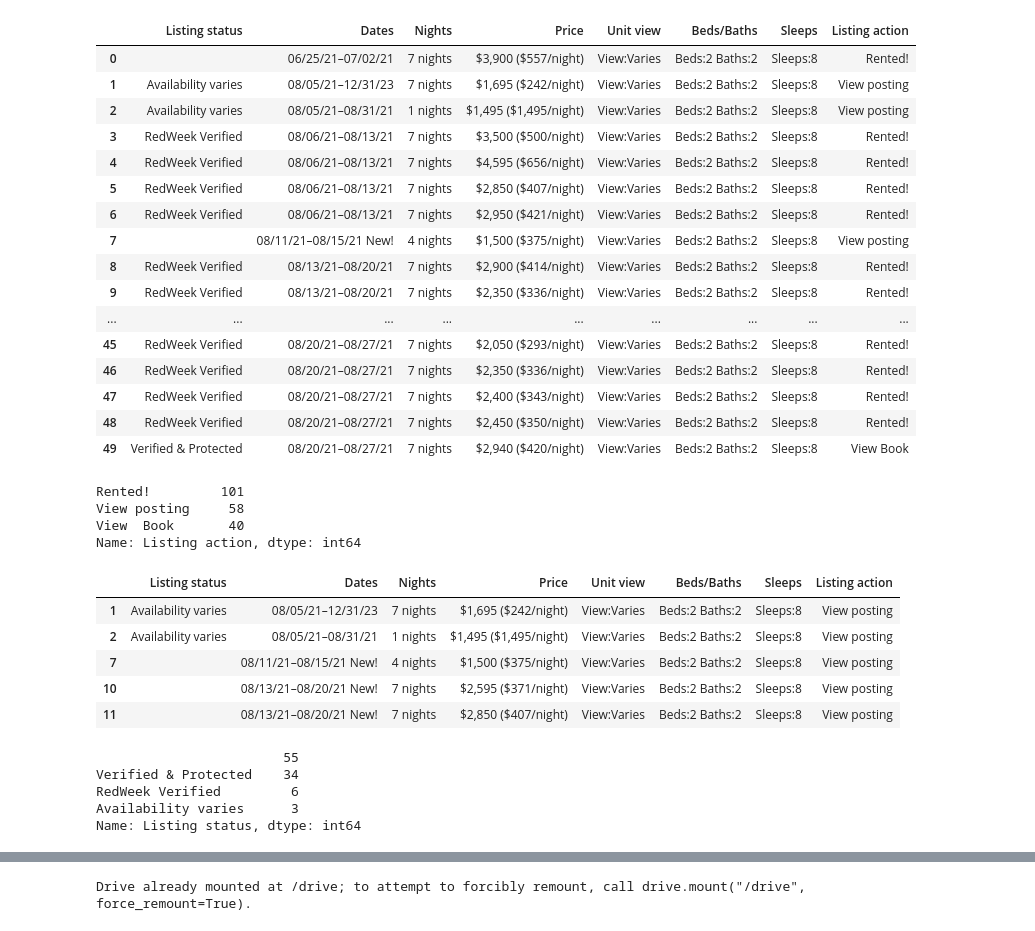
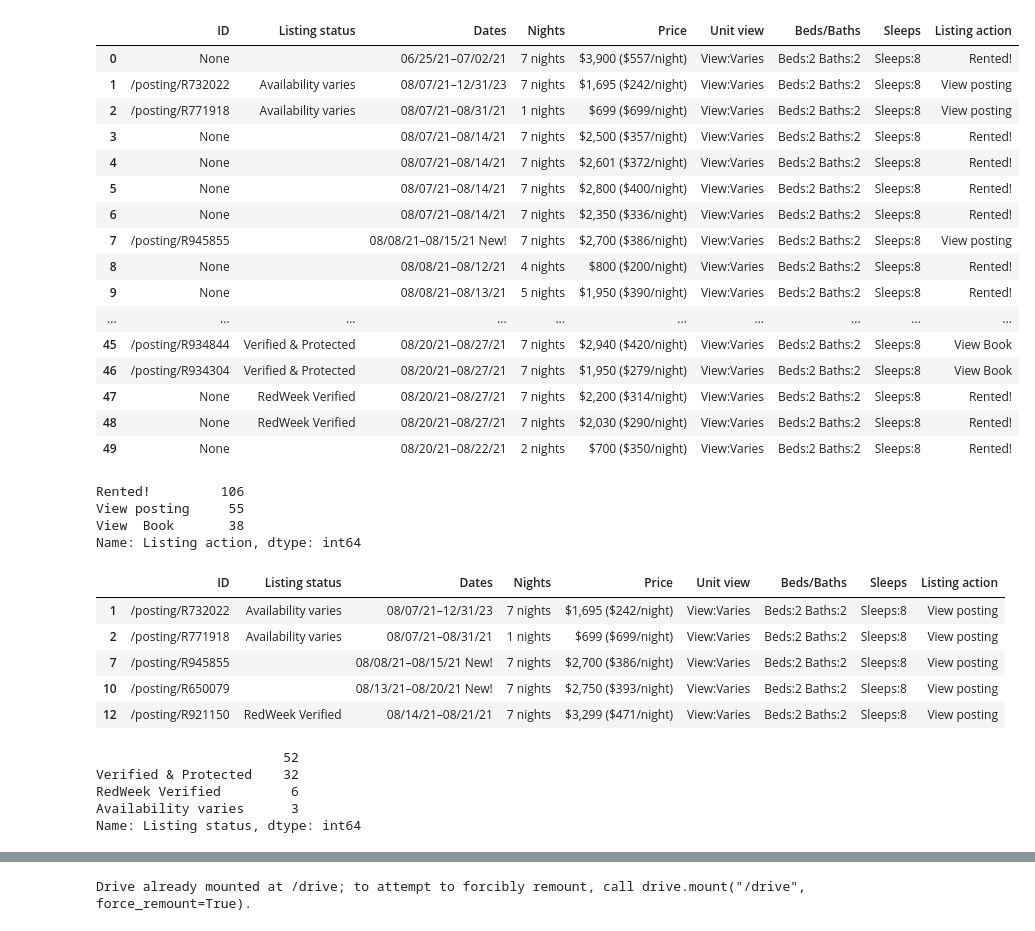
Before and after one commit to hariPrasadCoder/GoTTR, a Jupyter notebook: Final_Web_scraping_of_redweek.ipynb, the cells around one changed output, grey strips where cells are left out. Drawn from its saved outputs; the diff is of its cells as text; code cells hidden in the pictures.

```diff
--- a/Final_Web_scraping_of_redweek.ipynb
+++ b/Final_Web_scraping_of_redweek.ipynb
@@ -12,60 +12,62 @@ soup = BeautifulSoup(source, 'lxml')
 # %%
 tabs = []
 table = soup.find("table", class_='table-listing table-listing-rentals table-listing-desktop')
 for tr in table.find_all("tr")[1:200]:
+  id = tr.get('data-posting-path')
   tabs.append({
+            'ID':id,
             'Listing status': tr.find_all('td')[0].text,
             'Dates': tr.find_all('td')[1].text,
             'Nights': tr.find_all('td')[2].text,
             'Price': tr.find_all('td')[3].text,
             'Unit view': tr.find_all('td')[4].text,
             'Beds/Baths': tr.find_all('td')[5].text,
             'Sleeps': tr.find_all('td')[6].text,
             'Listing action': tr.find_all('td')[7].text
             })
 df = pd.DataFrame(tabs)
 df = df.replace('\n','', regex=True)
 df.head(50)
 # %% [output]
-|  | Listing status | Dates | Nights | Price | Unit view | Beds/Baths | Sleeps | Listing action |
-| 0 |  | 06/25/21–07/02/21 | 7 nights | $3,900 ($557/night) | View:Varies | Beds:2 Baths:2 | Sleeps:8 | Rented! |
-| 1 | Availability varies | 08/05/21–12/31/23 | 7 nights | $1,695 ($242/night) | View:Varies | Beds:2 Baths:2 | Sleeps:8 | View posting |
-| 2 | Availability varies | 08/05/21–08/31/21 | 1 nights | $1,495 ($1,495/night) | View:Varies | Beds:2 Baths:2 | Sleeps:8 | View posting |
-| 3 | RedWeek Verified | 08/06/21–08/13/21 | 7 nights | $3,500 ($500/night) | View:Varies | Beds:2 Baths:2 | Sleeps:8 | Rented! |
-| 4 | RedWeek Verified | 08/06/21–08/13/21 | 7 nights | $4,595 ($656/night) | View:Varies | Beds:2 Baths:2 | Sleeps:8 | Rented! |
-| 5 | RedWeek Verified | 08/06/21–08/13/21 | 7 nights | $2,850 ($407/night) | View:Varies | Beds:2 Baths:2 | Sleeps:8 | Rented! |
-| 6 | RedWeek Verified | 08/06/21–08/13/21 | 7 nights | $2,950 ($421/night) | View:Varies | Beds:2 Baths:2 | Sleeps:8 | Rented! |
-| 7 |  | 08/11/21–08/15/21 New! | 4 nights | $1,500 ($375/night) | View:Varies | Beds:2 Baths:2 | Sleeps:8 | View posting |
-| 8 | RedWeek Verified | 08/13/21–08/20/21 | 7 nights | $2,900 ($414/night) | View:Varies | Beds:2 Baths:2 | Sleeps:8 | Rented! |
-| 9 | RedWeek Verified | 08/13/21–08/20/21 | 7 nights | $2,350 ($336/night) | View:Varies | Beds:2 Baths:2 | Sleeps:8 | Rented! |
-| ... | ... | ... | ... | ... | ... | ... | ... | ... |
-| 45 | RedWeek Verified | 08/20/21–08/27/21 | 7 nights | $2,050 ($293/night) | View:Varies | Beds:2 Baths:2 | Sleeps:8 | Rented! |
-| 46 | RedWeek Verified | 08/20/21–08/27/21 | 7 nights | $2,350 ($336/night) | View:Varies | Beds:2 Baths:2 | Sleeps:8 | Rented! |
-| 47 | RedWeek Verified | 08/20/21–08/27/21 | 7 nights | $2,400 ($343/night) | View:Varies | Beds:2 Baths:2 | Sleeps:8 | Rented! |
-| 48 | RedWeek Verified | 08/20/21–08/27/21 | 7 nights | $2,450 ($350/night) | View:Varies | Beds:2 Baths:2 | Sleeps:8 | Rented! |
-| 49 | Verified & Protected | 08/20/21–08/27/21 | 7 nights | $2,940 ($420/night) | View:Varies | Beds:2 Baths:2 | Sleeps:8 | View Book |
+|  | ID | Listing status | Dates | Nights | Price | Unit view | Beds/Baths | Sleeps | Listing action |
+| 0 | None |  | 06/25/21–07/02/21 | 7 nights | $3,900 ($557/night) | View:Varies | Beds:2 Baths:2 | Sleeps:8 | Rented! |
+| 1 | /posting/R732022 | Availability varies | 08/07/21–12/31/23 | 7 nights | $1,695 ($242/night) | View:Varies | Beds:2 Baths:2 | Sleeps:8 | View posting |
+| 2 | /posting/R771918 | Availability varies | 08/07/21–08/31/21 | 1 nights | $699 ($699/night) | View:Varies | Beds:2 Baths:2 | Sleeps:8 | View posting |
+| 3 | None |  | 08/07/21–08/14/21 | 7 nights | $2,500 ($357/night) | View:Varies | Beds:2 Baths:2 | Sleeps:8 | Rented! |
+| 4 | None |  | 08/07/21–08/14/21 | 7 nights | $2,601 ($372/night) | View:Varies | Beds:2 Baths:2 | Sleeps:8 | Rented! |
+| 5 | None |  | 08/07/21–08/14/21 | 7 nights | $2,800 ($400/night) | View:Varies | Beds:2 Baths:2 | Sleeps:8 | Rented! |
+| 6 | None |  | 08/07/21–08/14/21 | 7 nights | $2,350 ($336/night) | View:Varies | Beds:2 Baths:2 | Sleeps:8 | Rented! |
+| 7 | /posting/R945855 |  | 08/08/21–08/15/21 New! | 7 nights | $2,700 ($386/night) | View:Varies | Beds:2 Baths:2 | Sleeps:8 | View posting |
+| 8 | None |  | 08/08/21–08/12/21 | 4 nights | $800 ($200/night) | View:Varies | Beds:2 Baths:2 | Sleeps:8 | Rented! |
+| 9 | None |  | 08/08/21–08/13/21 | 5 nights | $1,950 ($390/night) | View:Varies | Beds:2 Baths:2 | Sleeps:8 | Rented! |
+| ... | ... | ... | ... | ... | ... | ... | ... | ... | ... |
+| 45 | /posting/R934844 | Verified & Protected | 08/20/21–08/27/21 | 7 nights | $2,940 ($420/night) | View:Varies | Beds:2 Baths:2 | Sleeps:8 | View Book |
+| 46 | /posting/R934304 | Verified & Protected | 08/20/21–08/27/21 | 7 nights | $1,950 ($279/night) | View:Varies | Beds:2 Baths:2 | Sleeps:8 | View Book |
+| 47 | None | RedWeek Verified | 08/20/21–08/27/21 | 7 nights | $2,200 ($314/night) | View:Varies | Beds:2 Baths:2 | Sleeps:8 | Rented! |
+| 48 | None | RedWeek Verified | 08/20/21–08/27/21 | 7 nights | $2,030 ($290/night) | View:Varies | Beds:2 Baths:2 | Sleeps:8 | Rented! |
+| 49 | None |  | 08/20/21–08/22/21 | 2 nights | $700 ($350/night) | View:Varies | Beds:2 Baths:2 | Sleeps:8 | Rented! |
 # %%
 df['Listing action'].value_counts()
 # %% [output]
-Rented!         101
-View posting     58
-View  Book       40
+Rented!         106
+View posting     55
+View  Book       38
 Name: Listing action, dtype: int64
 # %%
 df = df[(df['Listing action'] != 'Rented!')]
 df.head()
 # %% [output]
-|  | Listing status | Dates | Nights | Price | Unit view | Beds/Baths | Sleeps | Listing action |
-| 1 | Availability varies | 08/05/21–12/31/23 | 7 nights | $1,695 ($242/night) | View:Varies | Beds:2 Baths:2 | Sleeps:8 | View posting |
-| 2 | Availability varies | 08/05/21–08/31/21 | 1 nights | $1,495 ($1,495/night) | View:Varies | Beds:2 Baths:2 | Sleeps:8 | View posting |
-| 7 |  | 08/11/21–08/15/21 New! | 4 nights | $1,500 ($375/night) | View:Varies | Beds:2 Baths:2 | Sleeps:8 | View posting |
-| 10 |  | 08/13/21–08/20/21 New! | 7 nights | $2,595 ($371/night) | View:Varies | Beds:2 Baths:2 | Sleeps:8 | View posting |
-| 11 |  | 08/13/21–08/20/21 New! | 7 nights | $2,850 ($407/night) | View:Varies | Beds:2 Baths:2 | Sleeps:8 | View posting |
+|  | ID | Listing status | Dates | Nights | Price | Unit view | Beds/Baths | Sleeps | Listing action |
+| 1 | /posting/R732022 | Availability varies | 08/07/21–12/31/23 | 7 nights | $1,695 ($242/night) | View:Varies | Beds:2 Baths:2 | Sleeps:8 | View posting |
+| 2 | /posting/R771918 | Availability varies | 08/07/21–08/31/21 | 1 nights | $699 ($699/night) | View:Varies | Beds:2 Baths:2 | Sleeps:8 | View posting |
+| 7 | /posting/R945855 |  | 08/08/21–08/15/21 New! | 7 nights | $2,700 ($386/night) | View:Varies | Beds:2 Baths:2 | Sleeps:8 | View posting |
+| 10 | /posting/R650079 |  | 08/13/21–08/20/21 New! | 7 nights | $2,750 ($393/night) | View:Varies | Beds:2 Baths:2 | Sleeps:8 | View posting |
+| 12 | /posting/R921150 | RedWeek Verified | 08/14/21–08/21/21 | 7 nights | $3,299 ($471/night) | View:Varies | Beds:2 Baths:2 | Sleeps:8 | View posting |
 # %%
 df['Listing status'].value_counts()
 # %% [output]
-                        55
-Verified & Protected    34
+                        52
+Verified & Protected    32
 RedWeek Verified         6
 Availability varies      3
 Name: Listing status, dtype: int64
```
Also changed, not shown: parts of 11 cells of this notebook.
